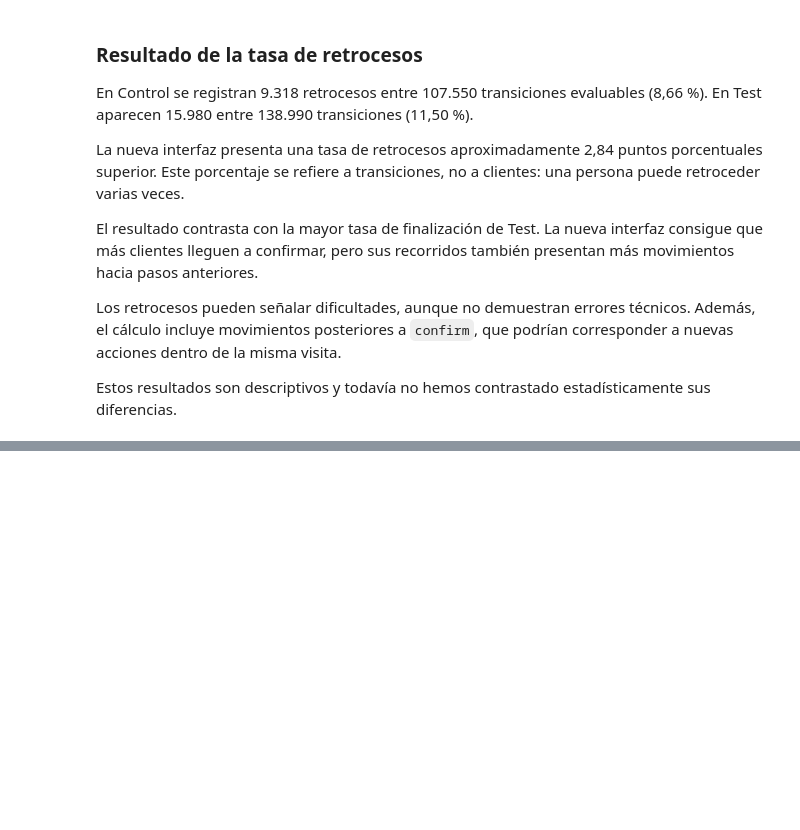
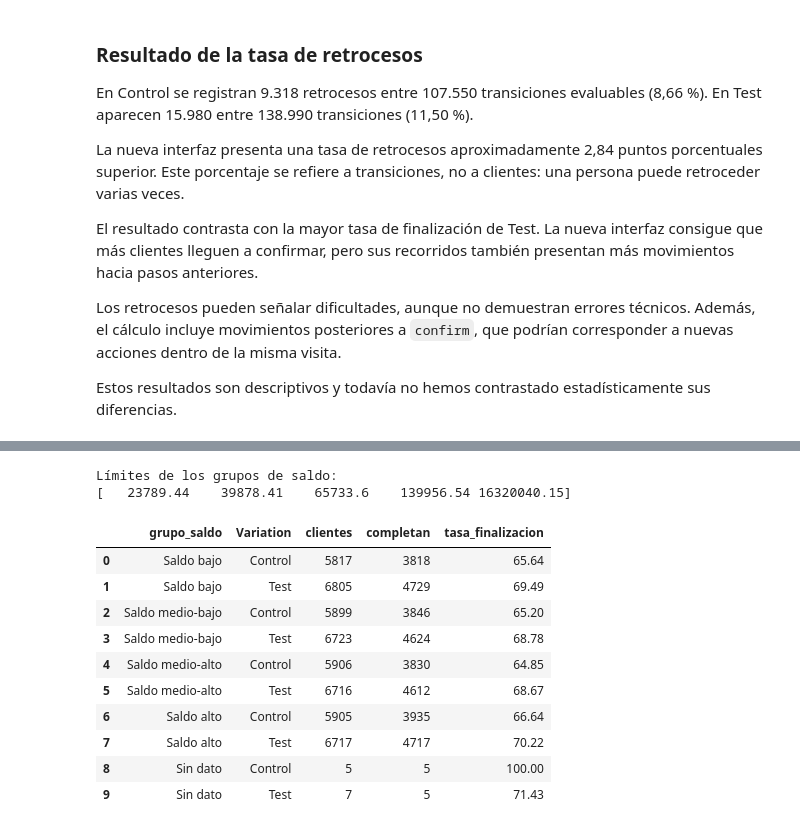
Before and after one commit to walnertpadron18/Proyecto3Tableu, a Jupyter notebook: Prueba1Salva.ipynb, the cells around one changed output, grey strips where cells are left out. Saved outputs shown, nothing was run; the diff lists cells and outputs as text; code cells hidden in the pictures; blank space fills up the shorter version.

```diff
--- a/Prueba1Salva.ipynb
+++ b/Prueba1Salva.ipynb
@@ -986,0 +1397,51 @@ Estos resultados son descriptivos y todavía no hemos contrastado estadísticame
+# %%
+# Crear cuatro niveles de saldo con límites comunes
+grupos_saldo, limites_saldo = pd.qcut(
+    df_metricas_clientes['bal'],
+    q=4,
+    labels=['Saldo bajo', 'Saldo medio-bajo',
+            'Saldo medio-alto', 'Saldo alto'],
+    retbins=True
+)
+
+df_metricas_clientes['grupo_saldo'] = (
+    grupos_saldo
+    .cat.add_categories('Sin dato')
+    .fillna('Sin dato')
+)
+
+# Mostrar los límites para interpretar los grupos
+print("Límites de los grupos de saldo:")
+print(limites_saldo.round(2))
+
+# Calcular la finalización por nivel de saldo
+resumen_finalizacion_saldo = (
+    df_metricas_clientes
+    .groupby(['grupo_saldo', 'Variation'], observed=True)
+    .agg(
+        clientes=('client_id', 'count'),
+        completan=('completa', 'sum')
+    )
+    .reset_index()
+)
+
+resumen_finalizacion_saldo['tasa_finalizacion'] = (
+    resumen_finalizacion_saldo['completan']
+    / resumen_finalizacion_saldo['clientes'] * 100
+)
+
+display(resumen_finalizacion_saldo.round(2))
+# %% [output]
+Límites de los grupos de saldo:
+[   23789.44    39878.41    65733.6    139956.54 16320040.15]
+|  | grupo_saldo | Variation | clientes | completan | tasa_finalizacion |
+| 0 | Saldo bajo | Control | 5817 | 3818 | 65.64 |
+| 1 | Saldo bajo | Test | 6805 | 4729 | 69.49 |
+| 2 | Saldo medio-bajo | Control | 5899 | 3846 | 65.20 |
+| 3 | Saldo medio-bajo | Test | 6723 | 4624 | 68.78 |
+| 4 | Saldo medio-alto | Control | 5906 | 3830 | 64.85 |
+| 5 | Saldo medio-alto | Test | 6716 | 4612 | 68.67 |
+| 6 | Saldo alto | Control | 5905 | 3935 | 66.64 |
+| 7 | Saldo alto | Test | 6717 | 4717 | 70.22 |
+| 8 | Sin dato | Control | 5 | 5 | 100.00 |
+| 9 | Sin dato | Test | 7 | 5 | 71.43 |
```
Also changed, not shown: parts of 34 cells of this notebook.
